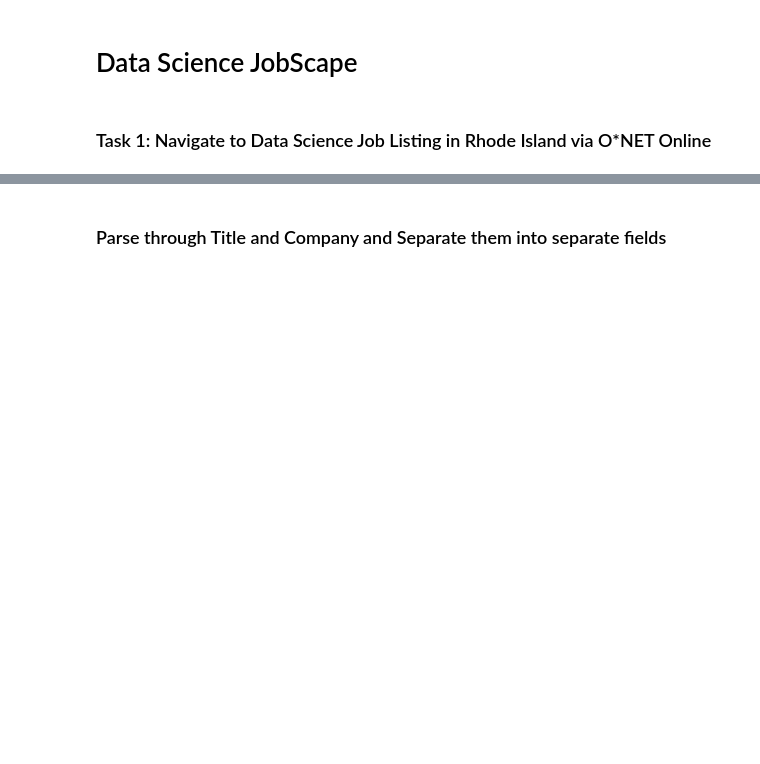
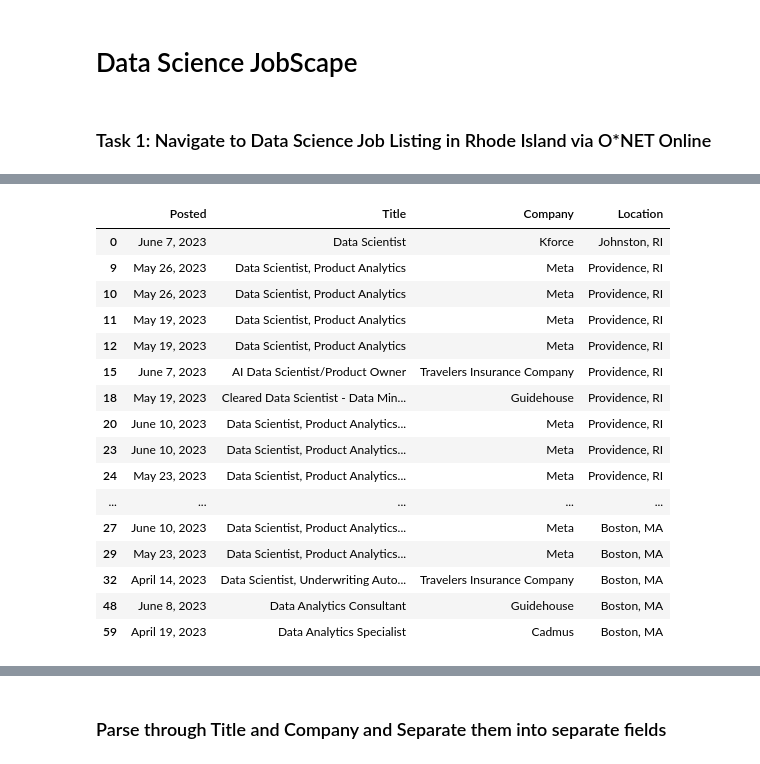
Before and after one commit to ethanwright96/data-science-jobscape, a Jupyter notebook: jobscape.ipynb, the cells around one changed output, grey strips where cells are left out. Drawn from its saved outputs; the diff is of its cells as text; code cells hidden in the pictures; blank space fills up the shorter version.

```diff
--- a/jobscape.ipynb
+++ b/jobscape.ipynb
@@ -56,0 +33,3 @@ df1.head(5)
+# %%
+df2 = ct_df[0]
+df2.head(5)
@@ -56,0 +43,4 @@ df1.head(5)
+# %%
+ma_df = pd.read_html('https://www.onetonline.org/link/localjobs/15-2051.00?st=MA')
+df3 = ma_df[0]
+df3.head(5)
@@ -56,0 +54,3 @@ df1.head(5)
+# %%
+DF = pd.concat([df1, df2, df3], axis=0)
+DF
@@ -56,0 +71,17 @@ df1.head(5)
+# %%
+# Split the field at the point where lowercase and uppercase letters meet
+pattern = r'(?<=[a-z])(?=[A-Z])'
+DF[['Title', 'Company']] = DF['Title and Company'].str.split(pattern, n=1, expand=True)
+
+# Remove any leading/trailing whitespaces
+DF['Title'] = DF['Title'].str.strip()
+DF['Company'] = DF['Company'].str.strip()
+
+# Drop the 'Title and Company' Field
+DF.drop('Title and Company', axis=1, inplace=True)
+
+# Reorder columns
+DF = DF[['Posted', 'Title', 'Company', 'Location']]
+
+# Inspect resulting df
+DF
@@ -56,0 +122,22 @@ df1.head(5)
+# %%
+# Filter the titles to exclude any senior positions
+DF2 = DF[~DF['Title'].str.contains(r'Engineer|Lead|Manager|Principal|Senior|Sr|Lead|Director', case=False)].dropna()
+DF2
+# %% [output]
+|  | Posted | Title | Company | Location |
+| 0 | June 7, 2023 | Data Scientist | Kforce | Johnston, RI |
+| 9 | May 26, 2023 | Data Scientist, Product Analytics | Meta | Providence, RI |
+| 10 | May 26, 2023 | Data Scientist, Product Analytics | Meta | Providence, RI |
+| 11 | May 19, 2023 | Data Scientist, Product Analytics | Meta | Providence, RI |
+| 12 | May 19, 2023 | Data Scientist, Product Analytics | Meta | Providence, RI |
+| 15 | June 7, 2023 | AI Data Scientist/Product Owner | Travelers Insurance Company | Providence, RI |
+| 18 | May 19, 2023 | Cleared Data Scientist - Data Min... | Guidehouse | Providence, RI |
+| 20 | June 10, 2023 | Data Scientist, Product Analytics... | Meta | Providence, RI |
+| 23 | June 10, 2023 | Data Scientist, Product Analytics... | Meta | Providence, RI |
+| 24 | May 23, 2023 | Data Scientist, Product Analytics... | Meta | Providence, RI |
+| ... | ... | ... | ... | ... |
+| 27 | June 10, 2023 | Data Scientist, Product Analytics... | Meta | Boston, MA |
+| 29 | May 23, 2023 | Data Scientist, Product Analytics... | Meta | Boston, MA |
+| 32 | April 14, 2023 | Data Scientist, Underwriting Auto... | Travelers Insurance Company | Boston, MA |
+| 48 | June 8, 2023 | Data Analytics Consultant | Guidehouse | Boston, MA |
+| 59 | April 19, 2023 | Data Analytics Specialist | Cadmus | Boston, MA |
```
Also changed, not shown: parts of 12 cells of this notebook.
